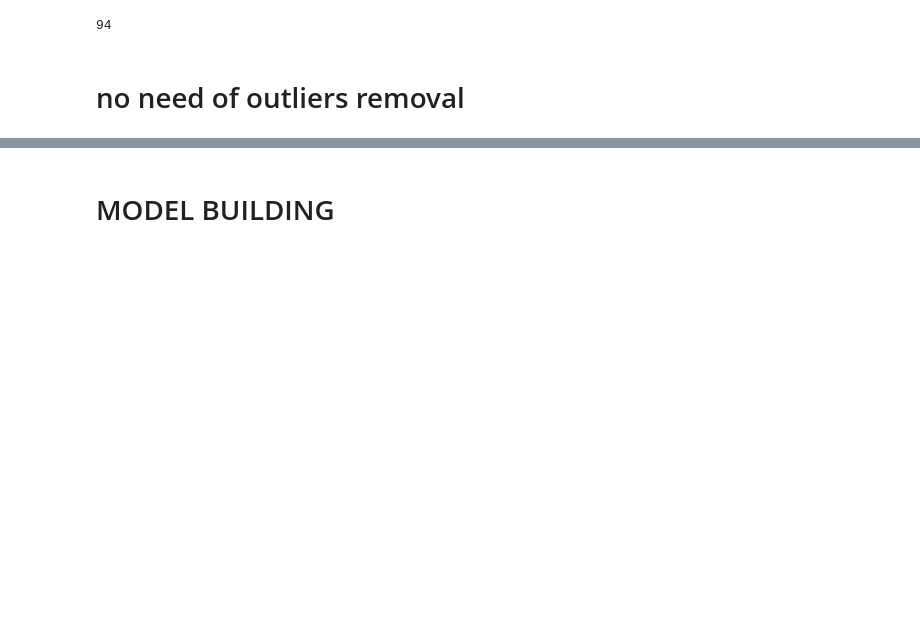
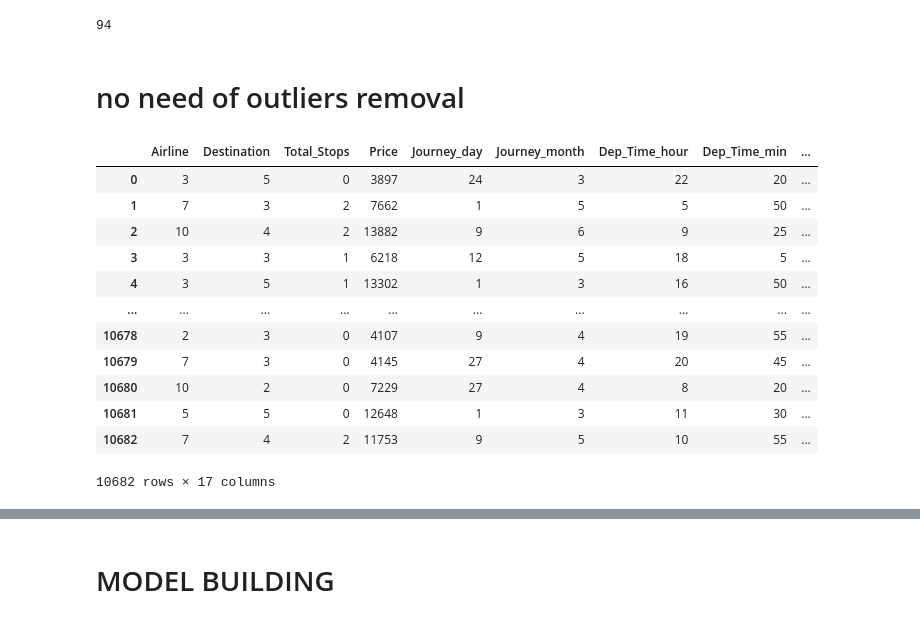
Before and after one commit to ankithreddys/AirLines-Price-Prediction, a Jupyter notebook: price_prediction.ipynb, the cells around one changed output, grey strips where cells are left out. Cells and saved outputs as stored; diff of their text form; code cells hidden in the pictures; blank space fills up the shorter version.

```diff
--- a/price_prediction.ipynb
+++ b/price_prediction.ipynb
@@ -462,3 +464,19 @@ len([price for price in data['Price'] if price> maximum or price<minimum])
 94
 # %% [markdown]
 # no need of outliers removal
+# %%
+data
+# %% [output]
+|  | Airline | Destination | Total_Stops | Price | Journey_day | Journey_month | Dep_Time_hour | Dep_Time_min | ... |
+| 0 | 3 | 5 | 0 | 3897 | 24 | 3 | 22 | 20 | ... |
+| 1 | 7 | 3 | 2 | 7662 | 1 | 5 | 5 | 50 | ... |
+| 2 | 10 | 4 | 2 | 13882 | 9 | 6 | 9 | 25 | ... |
+| 3 | 3 | 3 | 1 | 6218 | 12 | 5 | 18 | 5 | ... |
+| 4 | 3 | 5 | 1 | 13302 | 1 | 3 | 16 | 50 | ... |
+| ... | ... | ... | ... | ... | ... | ... | ... | ... | ... |
+| 10678 | 2 | 3 | 0 | 4107 | 9 | 4 | 19 | 55 | ... |
+| 10679 | 7 | 3 | 0 | 4145 | 27 | 4 | 20 | 45 | ... |
+| 10680 | 10 | 2 | 0 | 7229 | 27 | 4 | 8 | 20 | ... |
+| 10681 | 5 | 5 | 0 | 12648 | 1 | 3 | 11 | 30 | ... |
+| 10682 | 7 | 4 | 2 | 11753 | 9 | 5 | 10 | 55 | ... |
+10682 rows × 17 columns
```
Also changed, not shown: parts of 13 cells of this notebook, 54 other files.
